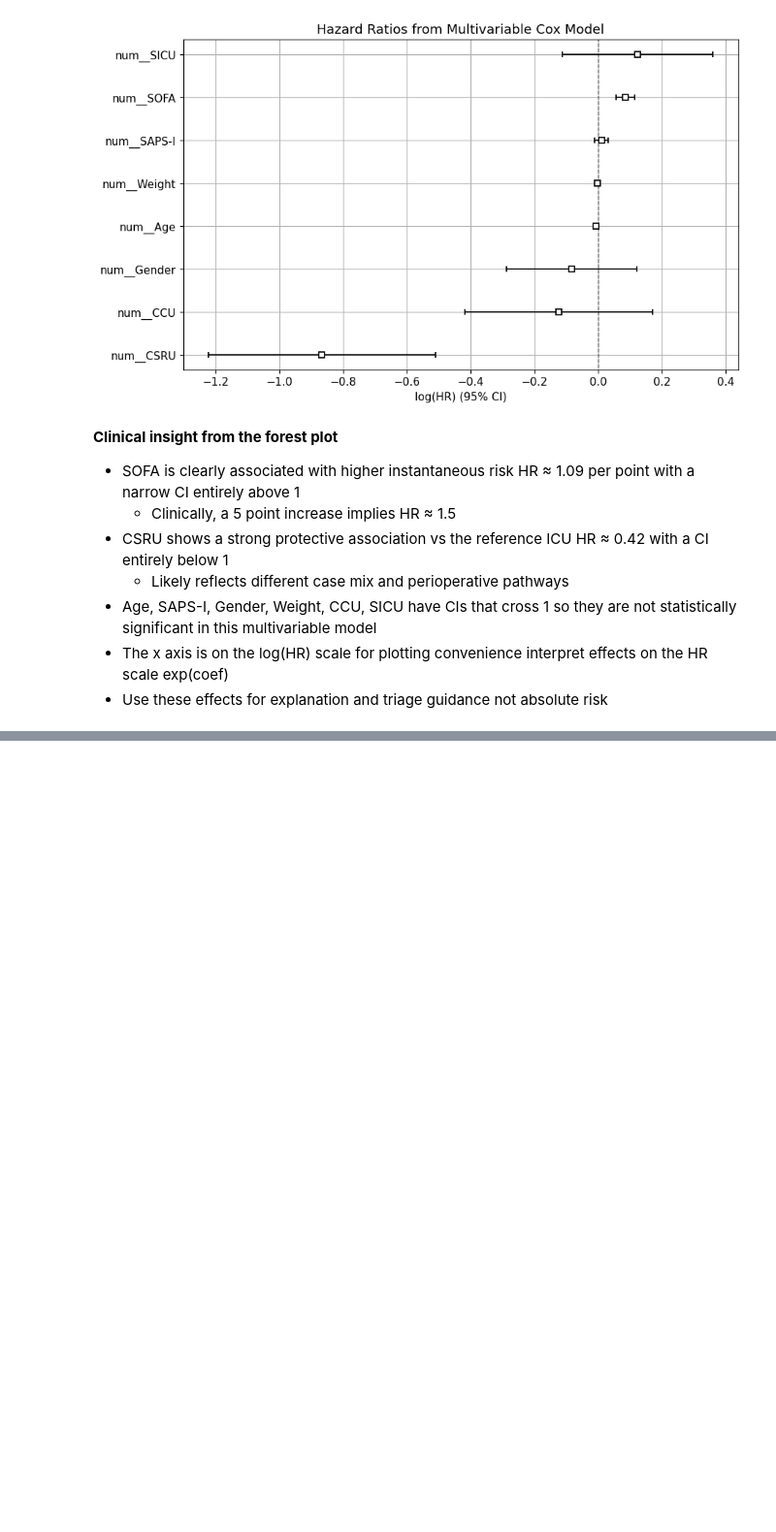
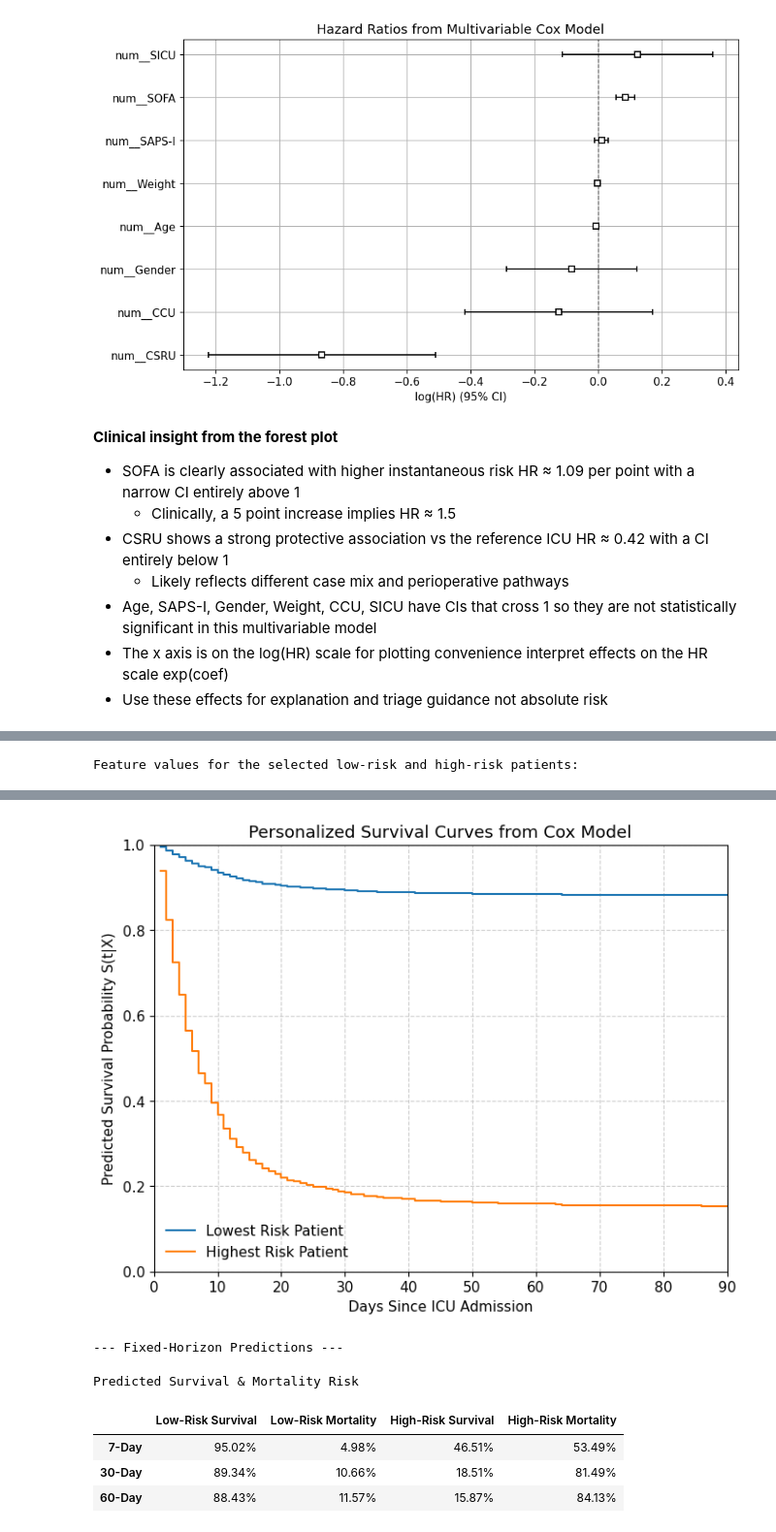
Before and after one commit to IE-ML-for-Healthcare/ICU_Survival_analysis, a Jupyter notebook: 02_ICU_Survival_analysis_CPH.ipynb, the cells around one changed output, grey strips where cells are left out. Shown at 97% size. Saved outputs shown, nothing was run; the diff lists cells and outputs as text; code cells hidden in the pictures; blank space fills up the shorter version.

```diff
--- a/02_ICU_Survival_analysis_CPH.ipynb
+++ b/02_ICU_Survival_analysis_CPH.ipynb
@@ -804,0 +816,52 @@ plt.show()
+# %%
+# Requires: X_test_cox, risk_test, cph_multi from the previous cell
+# Produces: A plot of survival curves for two example patients and their fixed-horizon survival probabilities
+
+# 1. Find the index for the lowest and highest-risk patients in the TEST set
+low_risk_idx  = X_test_cox.index[np.argmin(risk_test)]
+high_risk_idx = X_test_cox.index[np.argmax(risk_test)]
+patient_pair_df = X_test_cox.loc[[low_risk_idx, high_risk_idx]]
+
+print("Feature values for the selected low-risk and high-risk patients:")
+display(patient_pair_df)
+
+# 2. Predict the full survival functions for these two patients
+# The result is a DataFrame with time-points as the index and patients as columns
+survival_functions = cph_multi.predict_survival_function(patient_pair_df)
+
+# 3. Plot the personalized survival curves
+plt.figure(figsize=(8, 6))
+plt.step(survival_functions.index, survival_functions.iloc[:, 0], where="post", label="Lowest Risk Patient")
+plt.step(survival_functions.index, survival_functions.iloc[:, 1], where="post", label="Highest Risk Patient")
+
+plt.xlim(0, 90)
+plt.ylim(0, 1)
+plt.xlabel("Days Since ICU Admission")
+plt.ylabel("Predicted Survival Probability S(t|X)")
+plt.title("Personalized Survival Curves from Cox Model")
+plt.legend(frameon=False)
+plt.grid(True, linestyle='--', alpha=0.6)
+plt.show()
+
+# 4. Extract survival probabilities and display them in a formatted table
+eval_times = [7.0, 30.0, 60.0]
+sf_at_times = cph_multi.predict_survival_function(patient_pair_df, times=eval_times)
+
+# Create a clean DataFrame for the results
+results_df = pd.DataFrame({
+    'Low-Risk Patient': sf_at_times.iloc[:, 0].values,
+    'High-Risk Patient': sf_at_times.iloc[:, 1].values
+}, index=[f"{int(t)}-Day" for t in eval_times])
+
+# Add mortality risk columns
+results_df['Low-Risk Mortality'] = 1 - results_df['Low-Risk Patient']
+results_df['High-Risk Mortality'] = 1 - results_df['High-Risk Patient']
+
+# Rename survival columns for clarity
+results_df.rename(columns={'Low-Risk Patient': 'Low-Risk Survival', 'High-Risk Patient': 'High-Risk Survival'}, inplace=True)
+
+print("\n--- Fixed-Horizon Predictions ---\n")
+# Display the styled DataFrame
+display(results_df[['Low-Risk Survival', 'Low-Risk Mortality', 'High-Risk Survival', 'High-Risk Mortality']].style.format("{:.2%}").set_caption("Predicted Survival & Mortality Risk"))
+# %% [output]
+Feature values for the selected low-risk and high-risk patients:
@@ -804,0 +871,7 @@ plt.show()
+[figure, added]
+--- Fixed-Horizon Predictions ---
+Predicted Survival & Mortality Risk
+|  | Low-Risk Survival | Low-Risk Mortality | High-Risk Survival | High-Risk Mortality |
+| 7-Day | 95.02% | 4.98% | 46.51% | 53.49% |
+| 30-Day | 89.34% | 10.66% | 18.51% | 81.49% |
+| 60-Day | 88.43% | 11.57% | 15.87% | 84.13% |
```
Also changed, not shown: parts of 18 cells of this notebook.
